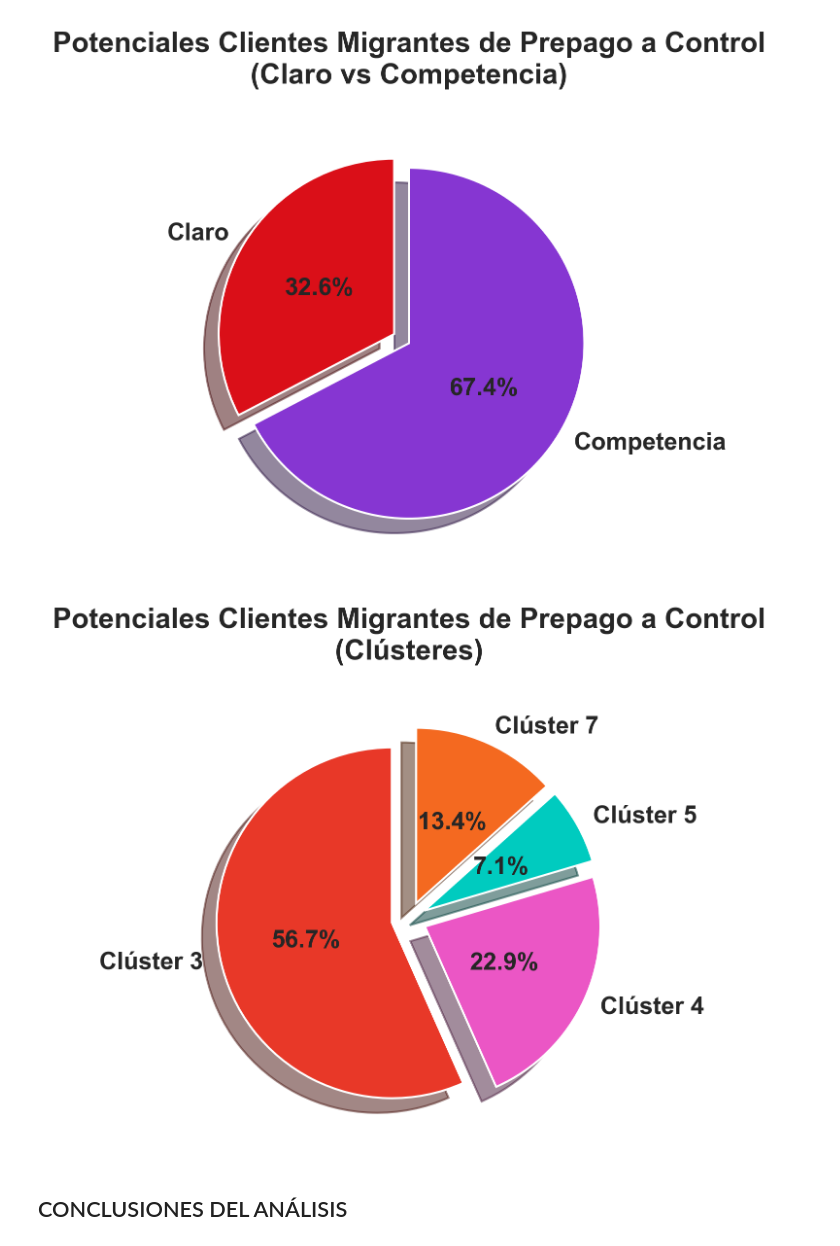
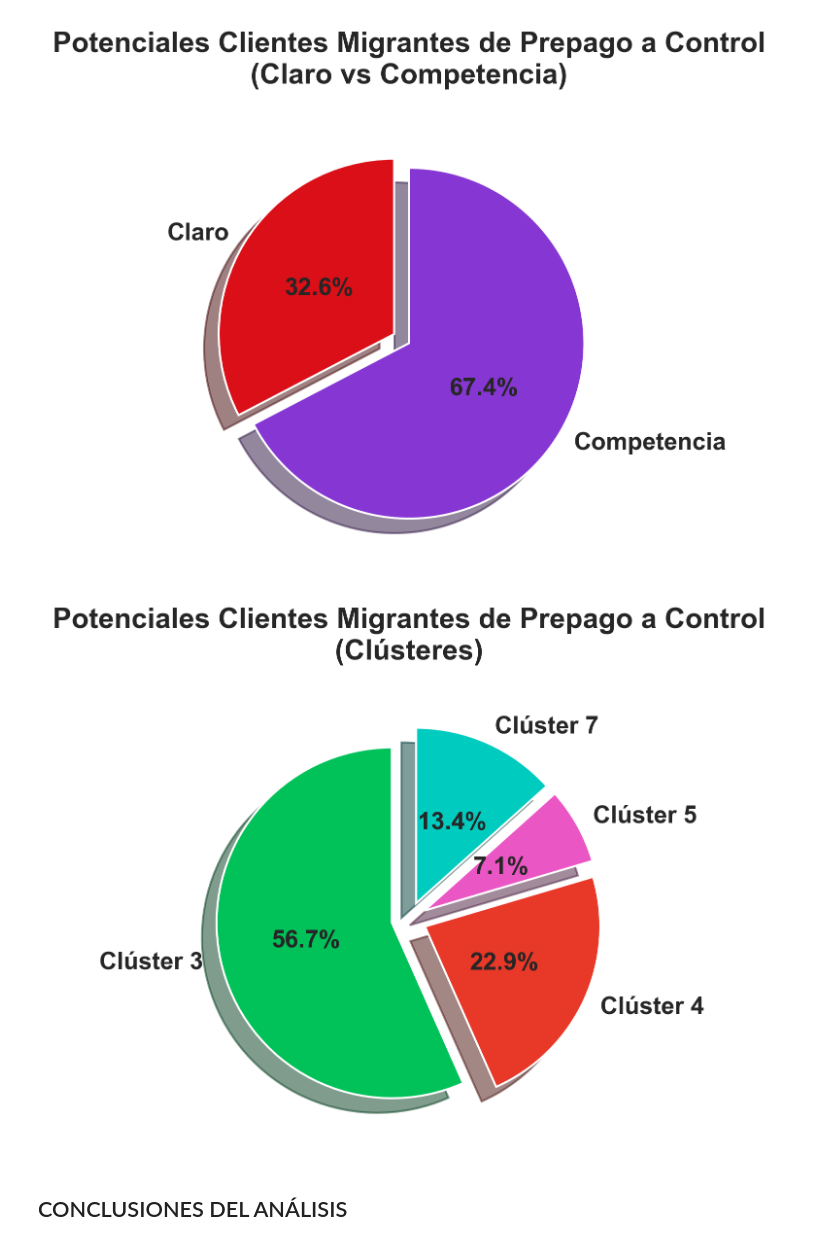
Before and after one commit to Luivelo/Final-TEE, a Jupyter notebook: Final_TEE.ipynb, the cells around one changed output. Drawn from its saved outputs; the diff is of its cells as text; code cells hidden in the pictures.

```diff
--- a/Final_TEE.ipynb
+++ b/Final_TEE.ipynb
@@ -712,41 +712,42 @@ plt.show()
 y = [1975,799,246,466]  # Ejemplo de totales de clientes para Claro y Competencia
 
 # Colores personalizados utilizando una paleta de Seaborn
-colors = ['#e83828','#eb56c5','#00cbbf','#f46920'] # Paleta de colores roja a verde
+colors = ['#01c159','#e83828','#eb56c5','#00cbbf'] # Paleta de colores roja a verde
 
+# Etiquetas
 # Etiquetas
 labels=['Clúster 3', 'Clúster 4','Clúster 5','Clúster 7']
 
 # Establecer el estilo de Seaborn para gráficos profesionales
 sns.set_theme(style="whitegrid")
 
 # Crear gráfico de pastel con estilo Seaborn
 plt.figure(figsize=(6, 4), dpi=300)  # Tamaño de la figura
 
 # Crear gráfico de pastel con elementos personalizados
 plt.pie(y,
         labels=labels,
         autopct='%1.1f%%',  # Porcentaje con 1 decimal
         colors=colors,  # Colores personalizados de Seaborn
         explode=(0.1, 0.1, 0.1, 0.1),  # Separar ligeramente la primera rebanada (Clúster 0)
         shadow=True,  # Añadir sombra para darle profundidad
         startangle=90,  # Iniciar el gráfico desde 90 grados
         textprops={'fontsize': 12, 'fontweight': 'bold'},  # Propiedades del texto
         pctdistance=0.50)  # Posicionar los porcentajes más cerca del centro
 
 # Añadir título con formato profesional
 plt.title('Potenciales Clientes Migrantes de Prepago a Control\n(Clústeres)',
           pad=20,  # Espacio entre el título y el gráfico
           fontsize=14,
           fontweight='bold')
 
 # Ajustar el diseño y evitar que se solapen los elementos
 plt.tight_layout()
 
 # Mostrar el gráfico
 plt.show()
 # %% [output]
-[figure, old version]
+[figure, new version]
 # %% [markdown]
 ## CONCLUSIONES DEL ANÁLISIS
 # %% [markdown]
```
